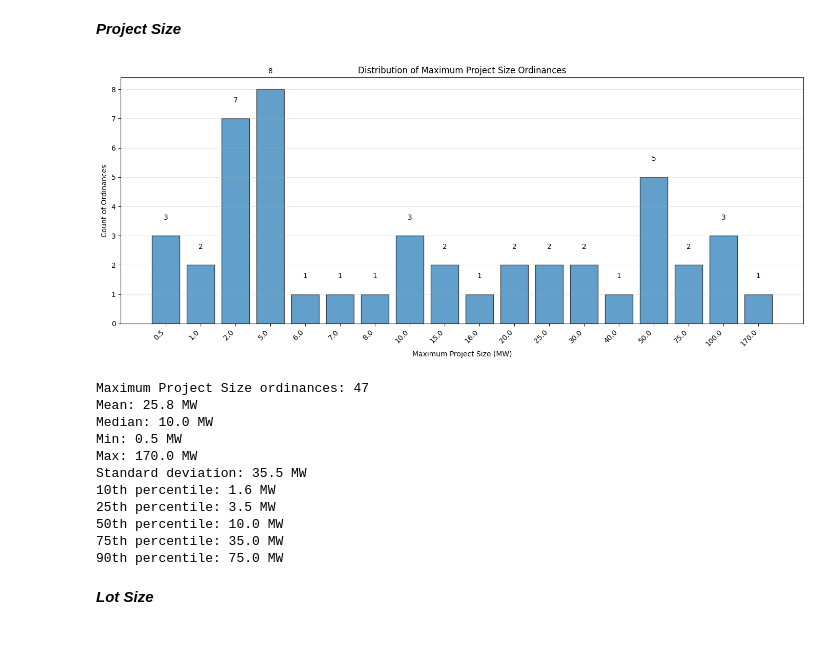
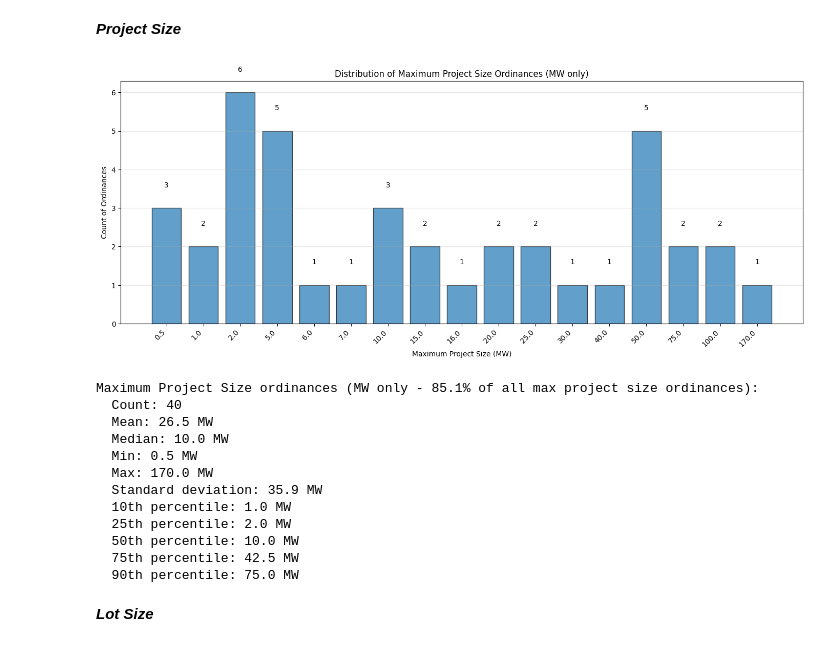
Before and after one commit to gabezuckerman/compass-integration-roadmap, a Jupyter notebook: compass_integration_roadmap_pv.ipynb, the cells around one changed output. Cells and saved outputs as stored; diff of their text form; code cells hidden in the pictures.

```diff
--- a/compass_integration_roadmap_pv.ipynb
+++ b/compass_integration_roadmap_pv.ipynb
@@ -687,62 +680,75 @@ max_project_data = usable_ord[usable_ord['Feature'] == 'Maximum Project Size']
 project_stats = []
 
 if len(max_project_data) > 0:
-    # Get the values and convert to numeric
-    project_values = pd.to_numeric(max_project_data['Value'], errors='coerce')
+    # Check the most common unit
+    unit_counts = max_project_data['Units'].value_counts()
+    most_common_unit = unit_counts.index[0]
+
+    # Filter for most common unit only
+    project_total = len(max_project_data)
+    max_project_filtered = max_project_data[max_project_data['Units'] == most_common_unit]
+    project_values = pd.to_numeric(max_project_filtered['Value'], errors='coerce').dropna()
+
+    # Calculate percentage using most common unit
+    filtered_count = len(project_values)
+    filtered_pct = (filtered_count / project_total * 100) if project_total > 0 else 0
 
     # Create bar plot with value counts
     value_counts = project_values.value_counts().sort_index()
 
     plt.figure(figsize=(14, 6))
     # Use range for equal spacing, then set custom labels
     x_positions = range(len(value_counts))
     bars = plt.bar(x_positions, value_counts.values, edgecolor='black', alpha=0.7)
-    plt.xlabel('Maximum Project Size (MW)')
+    plt.xlabel(f'Maximum Project Size ({most_common_unit})')
     plt.ylabel('Count of Ordinances')
-    plt.title('Distribution of Maximum Project Size Ordinances')
+    plt.title(f'Distribution of Maximum Project Size Ordinances ({most_common_unit} only)')
     plt.grid(True, alpha=0.3, axis='y')
 
     # Add value labels on top of bars
     for i, count in enumerate(value_counts.values):
         plt.text(i, count + 0.5, str(count), ha='center', va='bottom')
 
-    # Set x-axis labels to show the actual MW values
+    # Set x-axis labels to show the actual values
     plt.xticks(x_positions, value_counts.index, rotation=45, ha='right')
 
     plt.tight_layout()
     plt.show()
 
     # Collect summary statistics
-    project_stats.append(f"Maximum Project Size ordinances: {len(max_project_data)}")
-    project_stats.append(f"Mean: {project_values.mean():.1f} MW")
-    project_stats.append(f"Median: {project_values.median():.1f} MW")
-    project_stats.append(f"Min: {project_values.min():.1f} MW")
-    project_stats.append(f"Max: {project_values.max():.1f} MW")
-    project_stats.append(f"Standard deviation: {project_values.std():.1f} MW")
-    project_stats.append(f"10th percentile: {project_values.quantile(0.10):.1f} MW")
-    project_stats.append(f"25th percentile: {project_values.quantile(0.25):.1f} MW")
-    project_stats.append(f"50th percentile: {project_values.quantile(0.50):.1f} MW")
-    project_stats.append(f"75th percentile: {project_values.quantile(0.75):.1f} MW")
-    project_stats.append(f"90th percentile: {project_values.quantile(0.90):.1f} MW")
+    project_stats.append(f"Maximum Project Size ordinances ({most_common_unit} only - {filtered_pct:.1f}% of all max project size ordinances):")
+    project_stats.append(f"  Count: {len(project_values)}")
+    if len(project_values) > 0:
+        project_stats.append(f"  Mean: {project_values.mean():.1f} {most_common_unit}")
+        project_stats.append(f"  Median: {project_values.median():.1f} {most_common_unit}")
+        project_stats.append(f"  Min: {project_values.min():.1f} {most_common_unit}")
+        project_stats.append(f"  Max: {project_values.max():.1f} {most_common_unit}")
+        project_stats.append(f"  Standard deviation: {project_values.std():.1f} {most_common_unit}")
+        project_stats.append(f"  10th percentile: {project_values.quantile(0.10):.1f} {most_common_unit}")
+        project_stats.append(f"  25th percentile: {project_values.quantile(0.25):.1f} {most_common_unit}")
+        project_stats.append(f"  50th percentile: {project_values.quantile(0.50):.1f} {most_common_unit}")
+        project_stats.append(f"  75th percentile: {project_values.quantile(0.75):.1f} {most_common_unit}")
+        project_stats.append(f"  90th percentile: {project_values.quantile(0.90):.1f} {most_common_unit}")
 else:
     project_stats.append("No Maximum Project Size ordinances found in the data.")
 
 # Print all statistics together
 if project_stats:
     print("\n".join(project_stats))
 # %% [output]
-[figure, old version]
+[figure, new version]
-Maximum Project Size ordinances: 47
-Mean: 25.8 MW
-Median: 10.0 MW
-Min: 0.5 MW
-Max: 170.0 MW
-Standard deviation: 35.5 MW
-10th percentile: 1.6 MW
-25th percentile: 3.5 MW
-50th percentile: 10.0 MW
-75th percentile: 35.0 MW
-90th percentile: 75.0 MW
+Maximum Project Size ordinances (MW only - 85.1% of all max project size ordinances):
+  Count: 40
+  Mean: 26.5 MW
+  Median: 10.0 MW
+  Min: 0.5 MW
+  Max: 170.0 MW
+  Standard deviation: 35.9 MW
+  10th percentile: 1.0 MW
+  25th percentile: 2.0 MW
+  50th percentile: 10.0 MW
+  75th percentile: 42.5 MW
+  90th percentile: 75.0 MW
 # %% [markdown]
 ***Lot Size***
 # %%
```
Also changed, not shown: parts of 5 cells of this notebook, 1 other file.
